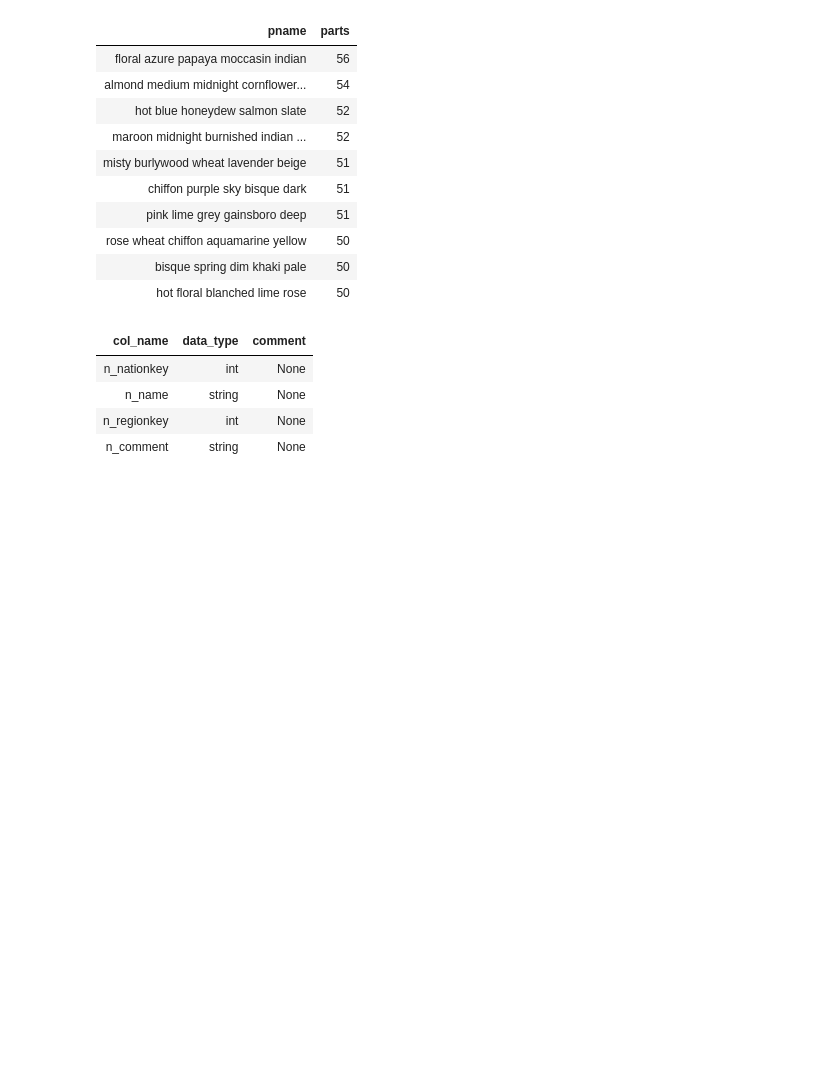
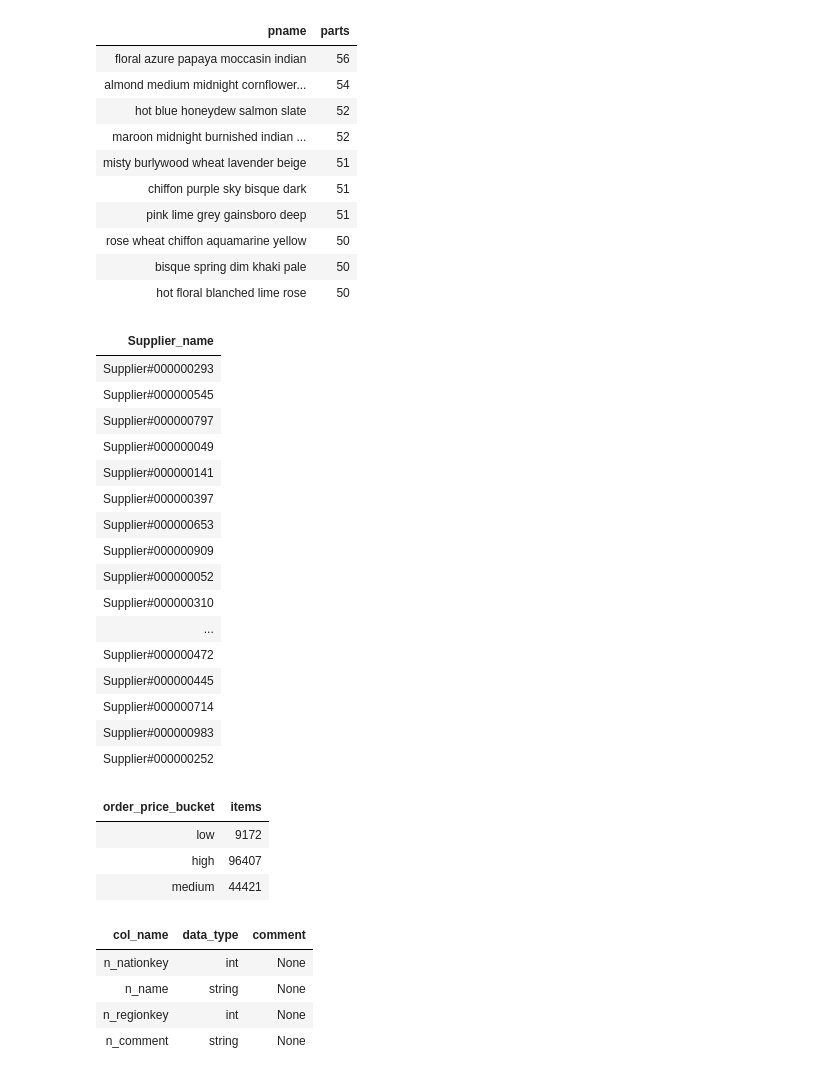
Before and after one commit to jylkkakai/data_engineering_for_beginners_code, a Jupyter notebook: notebooks/SQL.ipynb, the cells around one changed output. Cells and saved outputs as stored; diff of their text form; code cells hidden in the pictures; blank space fills up the shorter version.

```diff
--- a/notebooks/SQL.ipynb
+++ b/notebooks/SQL.ipynb
@@ -911,6 +913,66 @@ ORDER BY
 | rose wheat chiffon aquamarine yellow | 50 |
 | bisque spring dim khaki pale | 50 |
 | hot floral blanched lime rose | 50 |
+# %%
+%%sql
+-- 1.12 Ex 3
+SELECT
+    s_name AS Supplier_name
+FROM
+    supplier s
+    JOIN partsupp ps ON s.s_suppkey = ps.ps_suppkey
+JOIN(
+SELECT
+    p_partkey AS partkey,
+    COUNT(*) AS parts
+FROM
+    lineitem l
+    JOIN part p ON l.l_partkey = p.p_partkey
+GROUP BY
+    partkey
+ORDER BY
+    parts DESC
+LIMIT
+10 ) p ON ps.ps_partkey = p.partkey
+# %% [output]
+| Supplier_name |
+| Supplier#000000293 |
+| Supplier#000000545 |
+| Supplier#000000797 |
+| Supplier#000000049 |
+| Supplier#000000141 |
+| Supplier#000000397 |
+| Supplier#000000653 |
+| Supplier#000000909 |
+| Supplier#000000052 |
+| Supplier#000000310 |
+| ... |
+| Supplier#000000472 |
+| Supplier#000000445 |
+| Supplier#000000714 |
+| Supplier#000000983 |
+| Supplier#000000252 |
+# %%
+%%sql
+-- 1.12 Ex 4
+SELECT
+    CASE
+        WHEN o_totalprice > 100000 THEN 'high'
+        WHEN o_totalprice BETWEEN 25000 AND 100000 THEN 'medium'
+        ELSE 'low'
+    END AS order_price_bucket,
+    COUNT(*) AS items
+FROM
+    orders o
+GROUP BY
+    order_price_bucket
+LIMIT
+10;
+# %% [output]
+| order_price_bucket | items |
+| low | 9172 |
+| high | 96407 |
+| medium | 44421 |
 # %%
 %%sql
 DESCRIBE nation
```
Also changed, not shown: parts of 1 cell of this notebook.
